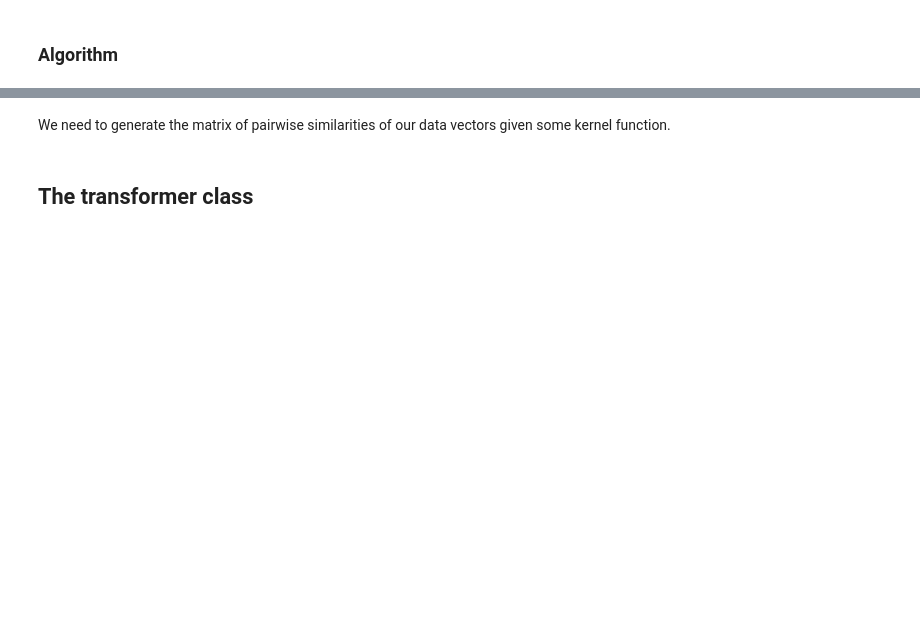
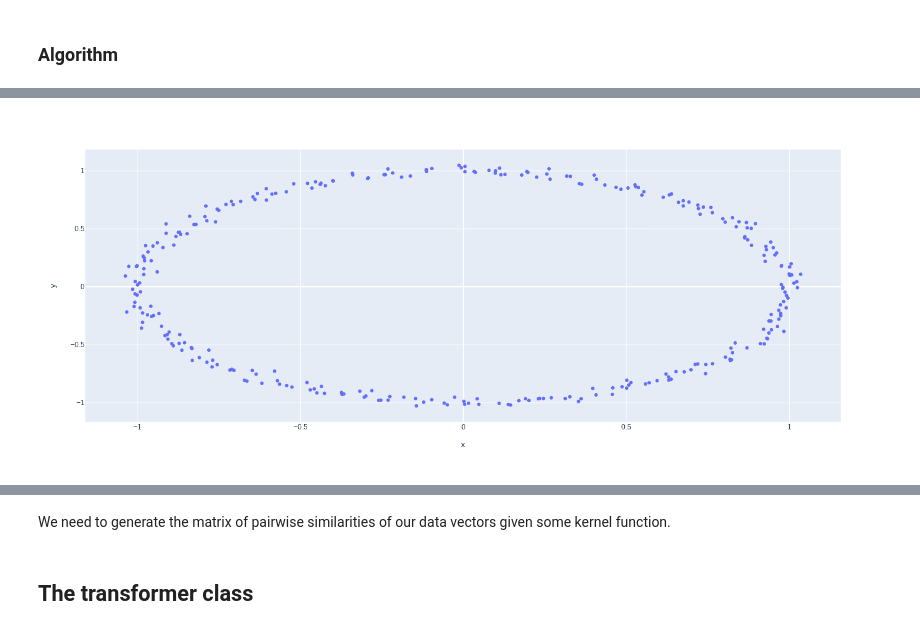
Before and after one commit to mfagan12/DiffusionMaps, a Jupyter notebook: notebooks/dev.ipynb, the cells around one changed output, grey strips where cells are left out. Saved outputs shown, nothing was run; the diff lists cells and outputs as text; code cells hidden in the pictures; blank space fills up the shorter version.

Commit message:
make nice wrappers for plots

```diff
--- a/notebooks/dev.ipynb
+++ b/notebooks/dev.ipynb
@@ -44,2 +45,2 @@ X = generate_broken_ellipse(n_points=200, noisiness=1/50, r1=1)
 # %%
-X = generate_toroidal_helix(n_points=1000, noisiness=1/40, R=6, r=2, n=5)
+X = generate_toroidal_helix(n_points=300, noisiness=1/40, R=6, r=2, n=5)
@@ -52,0 +47,3 @@ fig.show(renderer='iframe')
+# %%
+visualize_2d_data(X.T)
+# %% [output]
@@ -52,0 +51 @@ fig.show(renderer='iframe')
+[figure, added]
```
Also changed, not shown: parts of 24 cells of this notebook, 3 other files.
